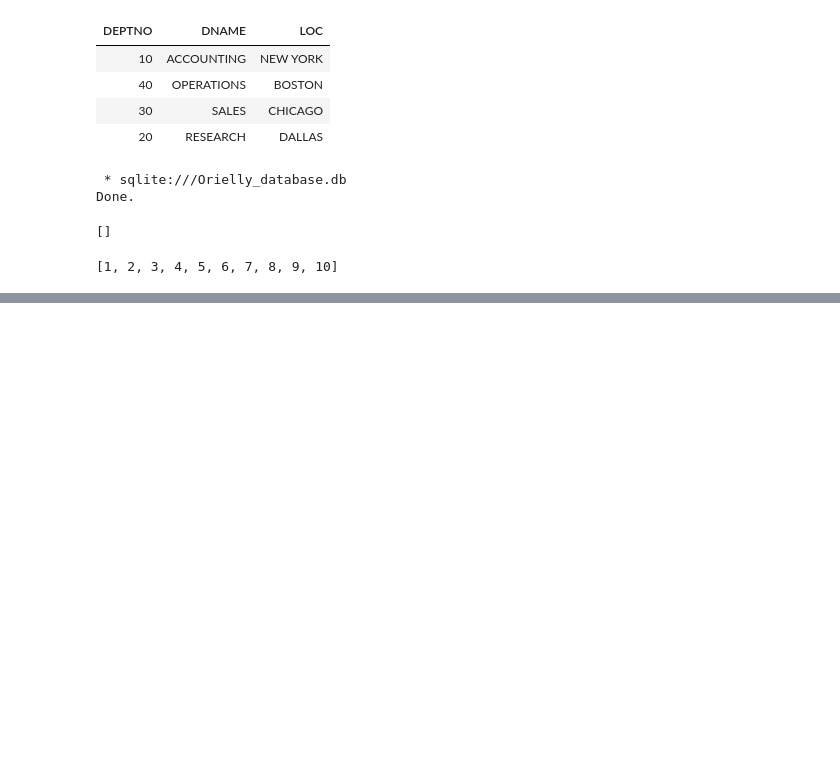
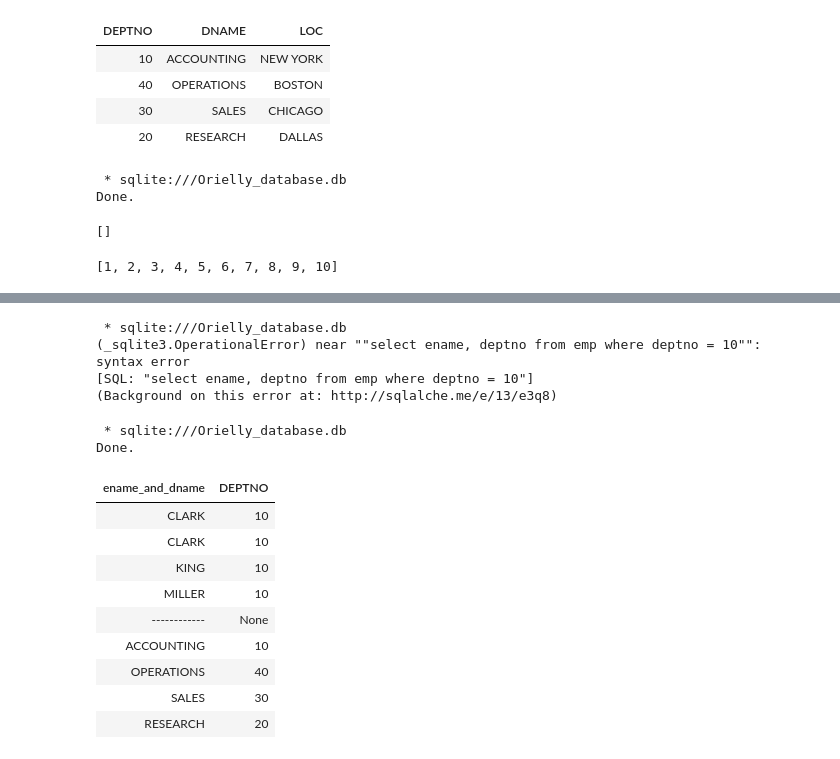
Before and after one commit to Kamalabot/Datagathering_Automation, a Jupyter notebook: master-sql/MasteringSQL.ipynb, the cells around one changed output, grey strips where cells are left out. Saved outputs shown, nothing was run; the diff lists cells and outputs as text; code cells hidden in the pictures; blank space fills up the shorter version.

```diff
--- a/master-sql/MasteringSQL.ipynb
+++ b/master-sql/MasteringSQL.ipynb
@@ -159,0 +531,25 @@ for item in range(1,101):
+# %%
+%%sql
+"select ename, deptno from emp where deptno = 10"
+# %% [output]
+ * sqlite:///Orielly_database.db
+(_sqlite3.OperationalError) near ""select ename, deptno from emp where deptno = 10"": syntax error
+[SQL: "select ename, deptno from emp where deptno = 10"]
+(Background on this error at: http://sqlalche.me/e/13/e3q8)
+# %%
+%%sql
+
+select ename as ename_and_dname, deptno from emp where deptno = 10 union all select '------------',null from T1 union all select dname,deptno from dept
+# %% [output]
+ * sqlite:///Orielly_database.db
+Done.
+| ename_and_dname | DEPTNO |
+| CLARK | 10 |
+| CLARK | 10 |
+| KING | 10 |
+| MILLER | 10 |
+| ------------ | None |
+| ACCOUNTING | 10 |
+| OPERATIONS | 40 |
+| SALES | 30 |
+| RESEARCH | 20 |
```
Also changed, not shown: parts of 44 cells of this notebook, 1 other file.
